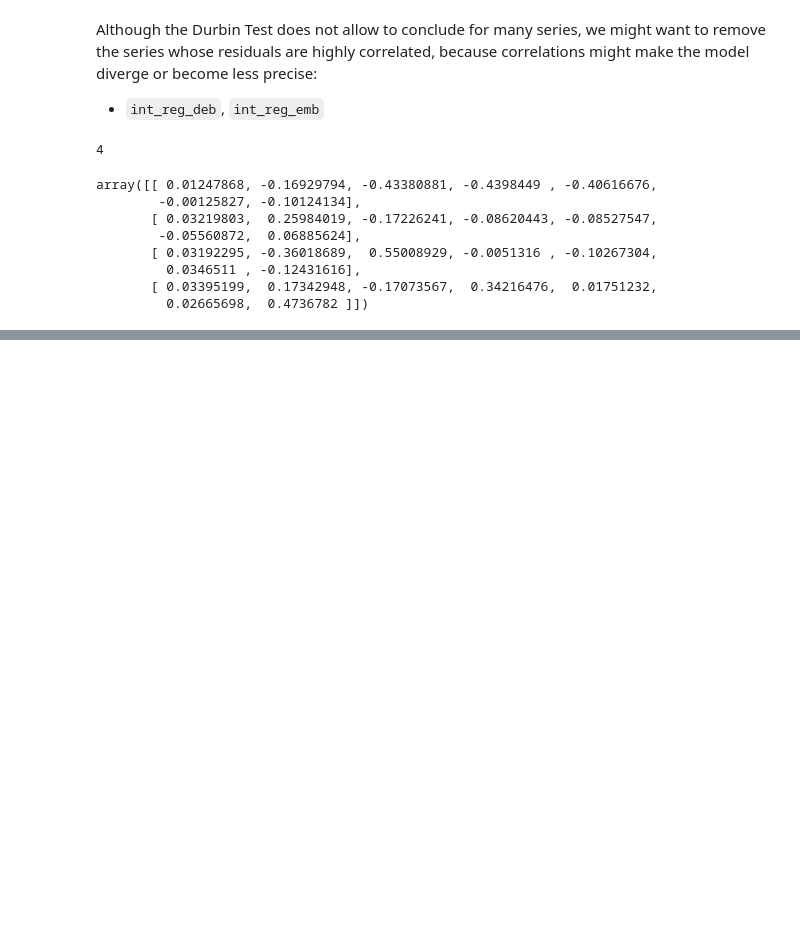
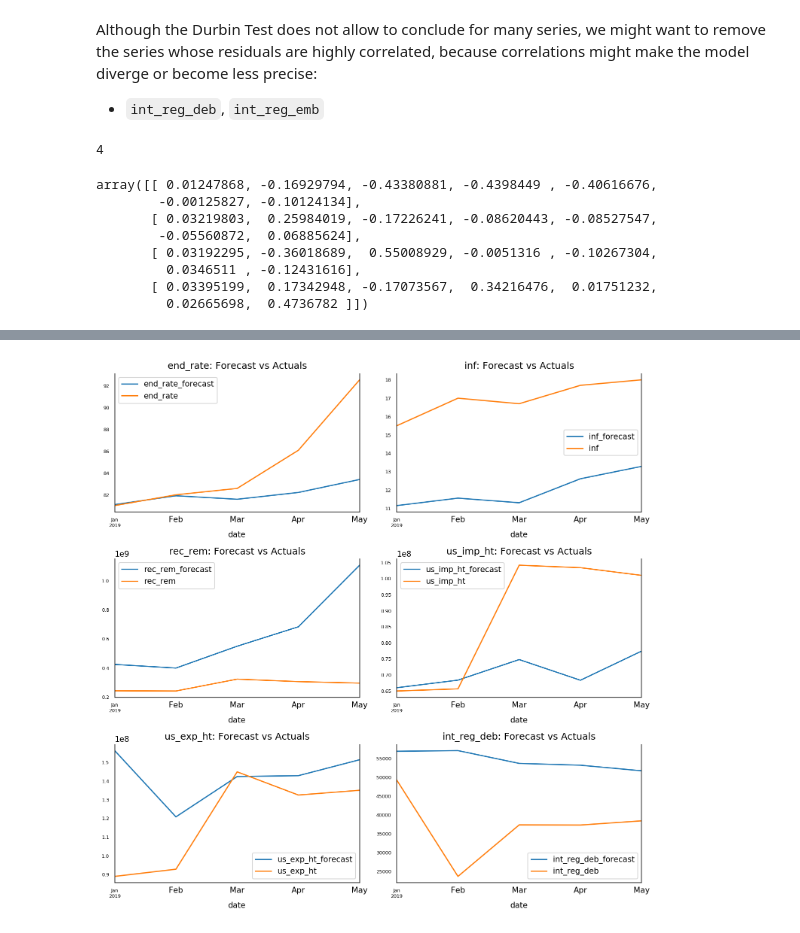
Before and after one commit to gregpinchy/creative-capstone-AA, a Jupyter notebook: time_series.ipynb, the cells around one changed output, grey strips where cells are left out. Cells and saved outputs as stored; diff of their text form; code cells hidden in the pictures; blank space fills up the shorter version.

```diff
--- a/time_series.ipynb
+++ b/time_series.ipynb
@@ -1460,12 +1444,13 @@ hh_undiff
 # %%
-def invert_transformation(df_train, df_forecast):
+def invert_transform(df_train, df_forecast, second_diff=False):
     """Revert back the differencing to get the forecast to original scale."""
     df_fc = df_forecast.copy()
     columns = df_train.columns
     for col in columns:
         # Roll back 2nd Diff
         if second_diff:
-            df_fc[str(col)+'_1d'] = (df_train[col].iloc[-1]-df_train[col].iloc[-2]) + df_fc[str(col)+'_2d'].cumsum()
+            df_fc[str(col)] = (df_train[col].iloc[-1]-df_train[col].iloc[-2]) + df_fc[str(col)].cumsum()
         # Roll back 1st Diff
-        df_fc[str(col)+'_forecast'] = df_train[col].iloc[-1] + df_fc[str(col)+'_1d'].cumsum()
+        df_fc[str(col)] = df_train[col].iloc[-1] + df_fc[str(col)].cumsum()
+        df_fc.rename(columns={col: col+'_forecast'}, inplace=True)
     return df_fc
@@ -1487,0 +1457,10 @@ KeyError: 'rec_rem_diff'
+# %%
+first_diff = np.exp(invert_transform(Xtrain[['end_rate', 'us_imp_ht', 'us_exp_ht', 'int_reg_deb', 'int_reg_emb']],
+                                     df_forecast[['end_rate', 'us_imp_ht', 'us_exp_ht', 'int_reg_deb', 'int_reg_emb']]))
+
+sec_diff = np.exp(invert_transform(Xtrain[['inf', 'rec_rem']],
+                                   df_forecast[['inf', 'rec_rem']],
+                                   second_diff=True))
+
+df_results = pd.concat([first_diff, sec_diff], axis=1, sort=False)
+df_results
@@ -1487,0 +1475,3 @@ KeyError: 'rec_rem_diff'
+# %%
+df_test = np.exp(Xtest.head())
+df_test
@@ -1487,0 +1486,17 @@ KeyError: 'rec_rem_diff'
+# %%
+fig, axes = plt.subplots(nrows=int(len(logdf.columns)/2), ncols=2, dpi=150, figsize=(10,10))
+
+for i, (col,ax) in enumerate(zip(logdf.columns, axes.flatten())):
+
+    df_results[col+'_forecast'].plot(legend=True, ax=ax).autoscale(axis='x',tight=True)
+    df_test[col][-nobs:].plot(legend=True, ax=ax);
+
+    ax.set_title(col + ": Forecast vs Actuals")
+    ax.xaxis.set_ticks_position('none')
+    ax.yaxis.set_ticks_position('none')
+    ax.spines["top"].set_alpha(0)
+    ax.tick_params(labelsize=6)
+
+plt.tight_layout();
+# %% [output]
+[figure, added]
```
Also changed, not shown: parts of 17 cells of this notebook.
